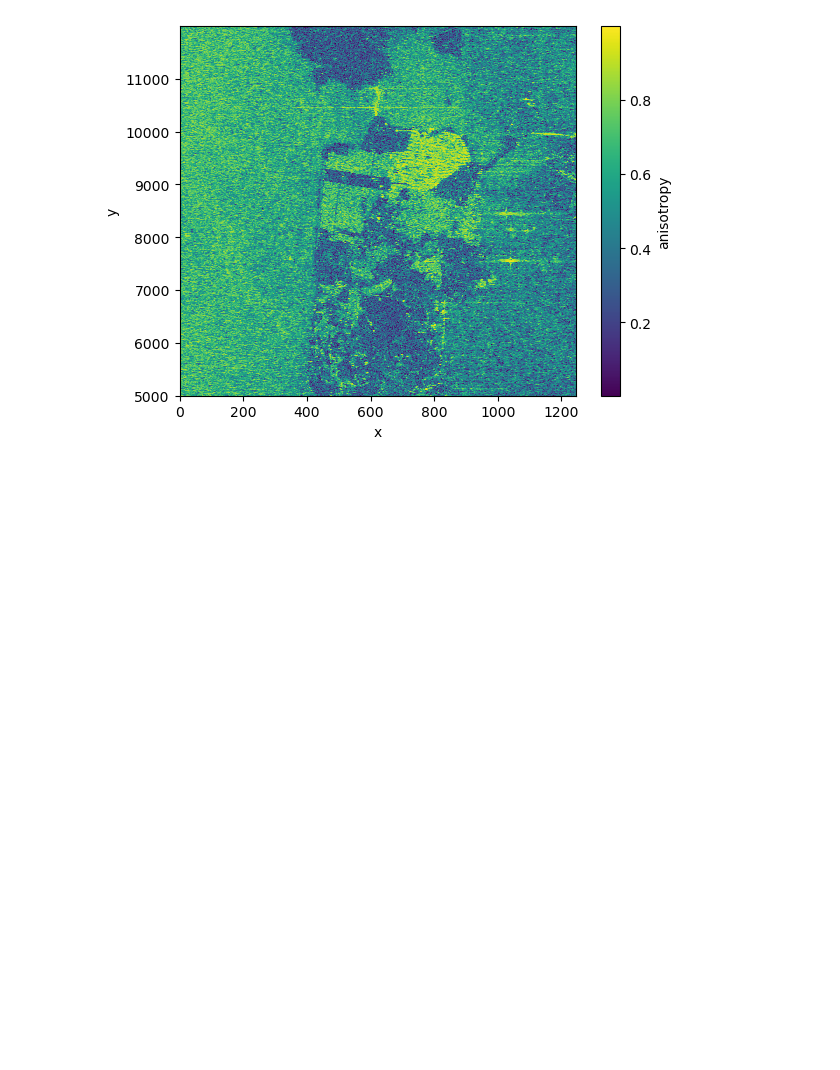
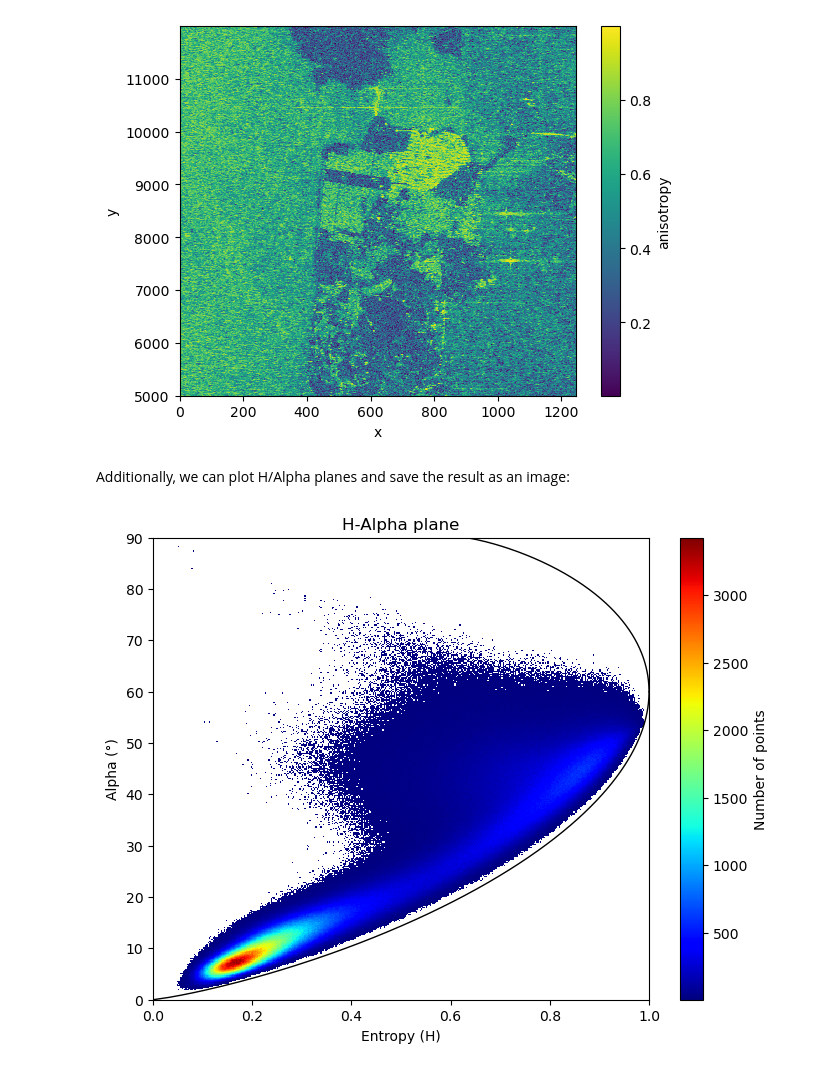
Before and after one commit to satim-co/PolSARpro, a Jupyter notebook: docs/quickstart-tutorial.ipynb, the cells around one changed output. Cells and saved outputs as stored; diff of their text form; code cells hidden in the pictures; blank space fills up the shorter version.

```diff
--- a/docs/quickstart-tutorial.ipynb
+++ b/docs/quickstart-tutorial.ipynb
@@ -12,8 +12,9 @@ First we need to import some data. The demo dataset (TODO: host the data somewhe
 Let's first open the data using the `open_netcdf_beam` function.
 # %%
 from polsarpro.io import open_netcdf_beam
+from pathlib import Path
 
 # change to your data path
-data_path = "/data/psp/test_files/SAN_FRANCISCO_ALOS1_slc.nc"
-out_path = "/data/psp/res"
+data_path = Path("/data/psp/test_files/SAN_FRANCISCO_ALOS1_slc.nc")
+out_path =  Path("/data/psp/res")
 S = open_netcdf_beam(data_path)
@@ -259,5 +155,8 @@ boxcar(T3, 5, 5).to_zarr(f"{out_path}/T3_box5x5.zarr", mode="w", consolidated=Fa
 Now let's apply the H/A/Alpha decomposition to our S matrix:
 # %%
 from polsarpro.decompositions import h_a_alpha
+from dask.diagnostics import ProgressBar
 
-res = h_a_alpha(S_crop, boxcar_size=[5, 5]).compute()
+# optional progress bar to monitor the process
+with ProgressBar():
+    res = h_a_alpha(S_crop, boxcar_size=[5, 5]).compute()
@@ -296,3 +197,11 @@ res.anisotropy.plot.imshow()
 # %% [output]
 <matplotlib.image.AxesImage at 0x...>
 [figure]
+# %% [markdown]
+Additionally, we can plot H/Alpha planes and save the result as an image:
+# %%
+from polsarpro.util import plot_h_alpha_plane
+ax, fig = plot_h_alpha_plane(res, bins=400, min_pts=5)
+fig.savefig(out_path / "h_a_alpha_plane.png")
+# %% [output]
+[figure, added]
```
Also changed, not shown: parts of 18 cells of this notebook.
